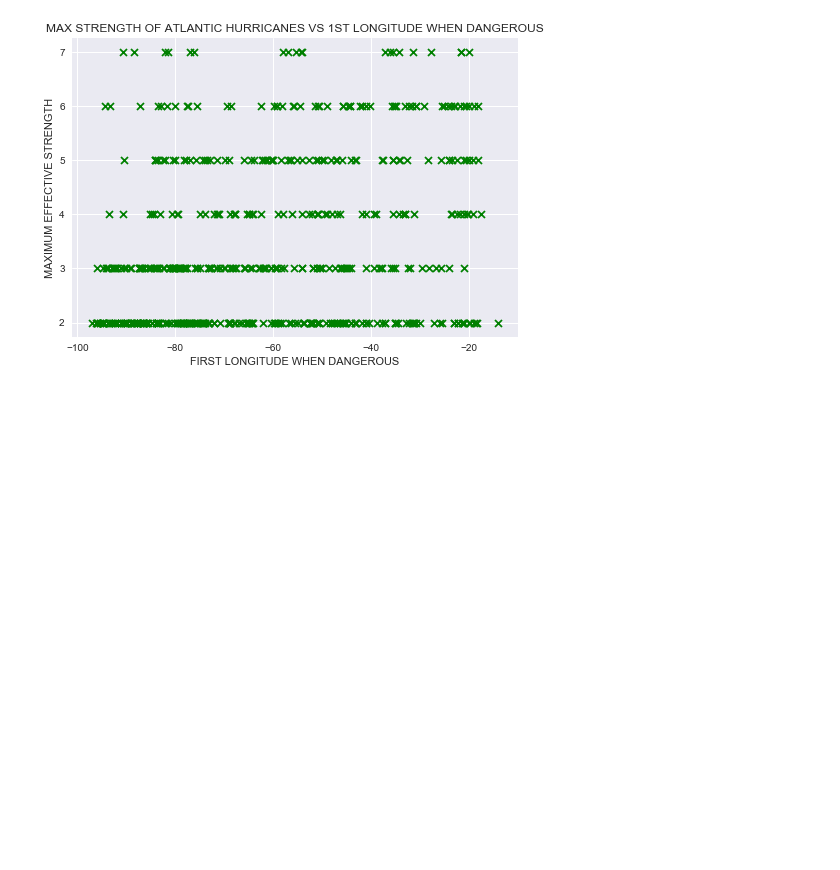
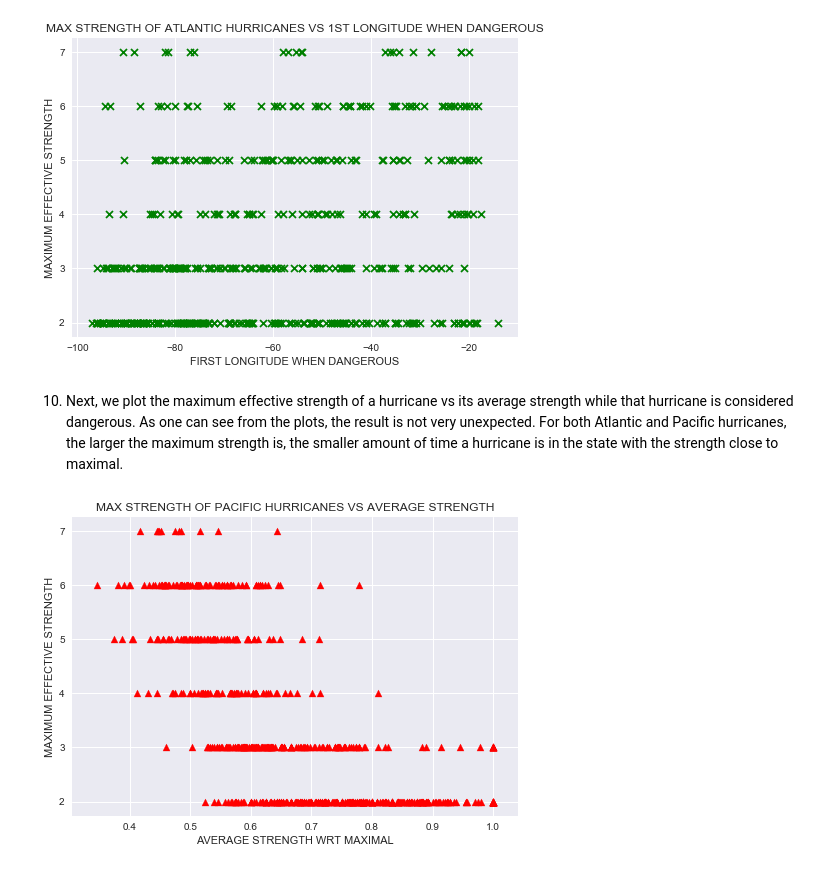
Before and after one commit to DenisDalidovich/SpringboardCapstoneProject1, a Jupyter notebook: Hurricanes_Data_Wrangling&Storytelling.ipynb, the cells around one changed output. Cells and saved outputs as stored; diff of their text form; code cells hidden in the pictures; blank space fills up the shorter version.

```diff
--- a/Hurricanes_Data_Wrangling&Storytelling.ipynb
+++ b/Hurricanes_Data_Wrangling&Storytelling.ipynb
@@ -749,3 +749,18 @@ plt.show()
 ff4d.savefig('max_Atl_str_vs_first_long.pdf')
 # %% [output]
 [figure]
+# %% [markdown]
+10) Next, we plot the maximum effective strength of a hurricane vs its average strength while that hurricane is considered dangerous. As one can see from the plots, the result is not very unexpected. For both Atlantic and Pacific hurricanes, the larger the maximum strength is, the smaller amount of time a hurricane is in the state with the strength close to maximal.
+# %%
+ff5a = plt.figure()
+
+plt.scatter(x = df_Pac_new['AVERAGE STRENGTH WRT MAXIMAL'],
+            y = df_Pac_new['MAXIMUM EFFECTIVE STRENGTH'], marker = '^', c = 'r')
+plt.xlabel('AVERAGE STRENGTH WRT MAXIMAL')
+plt.ylabel('MAXIMUM EFFECTIVE STRENGTH')
+plt.title('MAX STRENGTH OF PACIFIC HURRICANES VS AVERAGE STRENGTH')
+plt.show()
+
+ff5a.savefig('max_Pac_str_vs_average_str.pdf')
+# %% [output]
+[figure, added]
```
Also changed, not shown: parts of 21 cells of this notebook.
